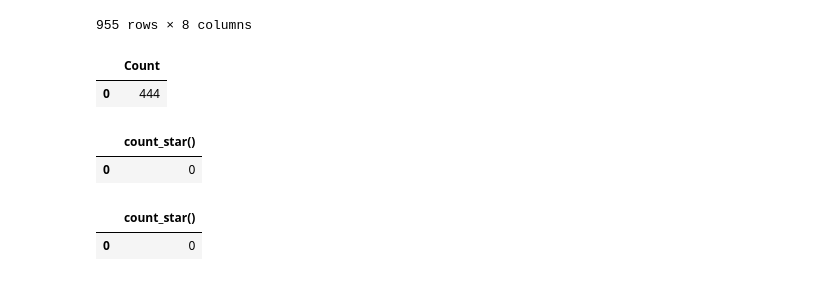
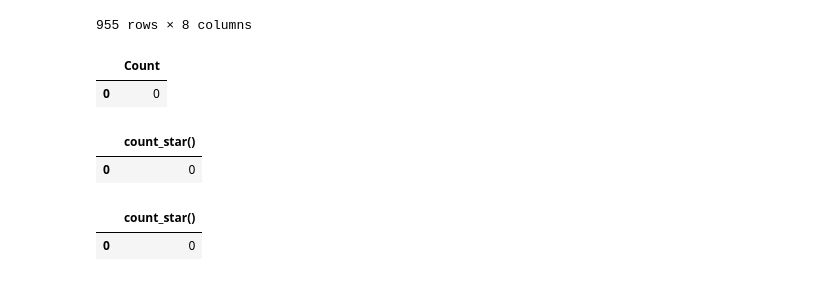
Before and after one commit to Rohan-Deshamudre/big-data-course-2022-projects, a Jupyter notebook: imdb/IMDB-Revisited.ipynb, the cells around one changed output. Saved outputs shown, nothing was run; the diff lists cells and outputs as text; code cells hidden in the pictures.

```diff
--- a/imdb/IMDB-Revisited.ipynb
+++ b/imdb/IMDB-Revisited.ipynb
@@ -268,7 +282,7 @@ def predict_missing_numVotes(input_name):
 
     df_test = con.execute('''
         SELECT * FROM ''' + input_name + '''
-        WHERE numVotes IS NULL
+        WHERE numVotes = 0
     ''').fetchdf()
     X_test = df_test[['startYear', 'runtimeMinutes']]
 
@@ -277,15 +291,14 @@ def predict_missing_numVotes(input_name):
     model.fit(X_train, y_train)
 
     # Make predictions on the test set and evaluate the performance
-    ## [1 2 2 0 0 5 0] + [3 3 3] --> [1 2 2 3 3 5 3]
     y_pred = model.predict(X_test)
-    preds = pd.DataFrame(y_pred, columns = ['numVotes'])
-    print(preds)
+    preds = [max(0, int(a)) for a in y_pred]
 
     df = con.execute('''
         SELECT * FROM ''' + input_name + '''
     ''').fetchdf()
-    df['numVotes'] = df['numVotes'].mask(df['numVotes'].isna(), preds['numVotes'])
+
+    df.loc[df['numVotes'] == 0, 'numVotes'] = preds
 
     con.execute('''
         DROP TABLE IF EXISTS ''' + input_name + '''
@@ -293,8 +306,5 @@ def predict_missing_numVotes(input_name):
     con.execute('''
         CREATE TABLE ''' + input_name + ''' AS SELECT * FROM df;
     ''')
-#     con.execute('''
-#         ALTER TABLE ''' + input_name + ''' ALTER COLUMN numVotes TYPE INTEGER USING CAST(numVotes AS INTEGER)
-#     ''')
 # %%
 predict_missing_numVotes('training_set')
@@ -315,0 +311,12 @@ predict_missing_numVotes('training_set')
+# %%
+def replace_zeros_numVotes(input_name):
+    query = '''
+    UPDATE ''' + input_name + '''
+        SET numVotes = (
+          SELECT AVG(numVotes) as mean
+          FROM ''' + input_name + '''
+        )
+    WHERE numVotes = 0;
+    '''
+
+    return query
@@ -578,0 +636,12 @@ execute(calculate_missing_vote_average('merged_training_set'))
+# %%
+def replace_zeros_vote_average(input_name):
+    query = '''
+    UPDATE ''' + input_name + '''
+        SET vote_average = (
+          SELECT AVG(vote_average) as mean
+          FROM ''' + input_name + '''
+        )
+    WHERE vote_average = 0;
+    '''
+
+    return query
@@ -742,28 +824,32 @@ con.execute('''SELECT * FROM validation_set''').fetchdf()
 # %%
 ## Replace missing startYear values and drop endYear
 execute(replace_missing_startYear('validation_set'))
 execute(drop_endYear('validation_set'))
 
 ## Replace missing runtimeMins values
 execute(convert_runtimeMins('validation_set'))
 execute(calculate_missing_runtimeMins('validation_set'))
 
 ## Replace missing numVotes values
 execute(convert_numVotes('validation_set'))
-execute(calculate_missing_numVotes('validation_set'))
+# execute(calculate_missing_numVotes('validation_set'))
+predict_missing_numVotes('validation_set')
+execute(replace_zeros_numVotes('validation_set'))
 
 ## Dropping the originalTitle column
 execute(drop_originalTitle('validation_set'))
 
 execute(add_external_columns('validation_set'))
 
 execute(convert_popularity('merged_validation_set'))
 execute(calculate_missing_popularity('merged_validation_set'))
 execute(convert_vote_average('merged_validation_set'))
-execute(calculate_missing_vote_average('merged_validation_set'))
+# execute(calculate_missing_vote_average('merged_validation_set'))
+predict_missing_vote_average('merged_validation_set')
+execute(replace_zeros_vote_average('merged_validation_set'))
 # %% [output]
 |  | Count |
-| 0 | 444 |
+| 0 | 0 |
 # %%
 con.execute('''
     SELECT COUNT(*) FROM validation_set WHERE primaryTitle IS NULL
```
Also changed, not shown: parts of 27 cells of this notebook, 4 other files.
